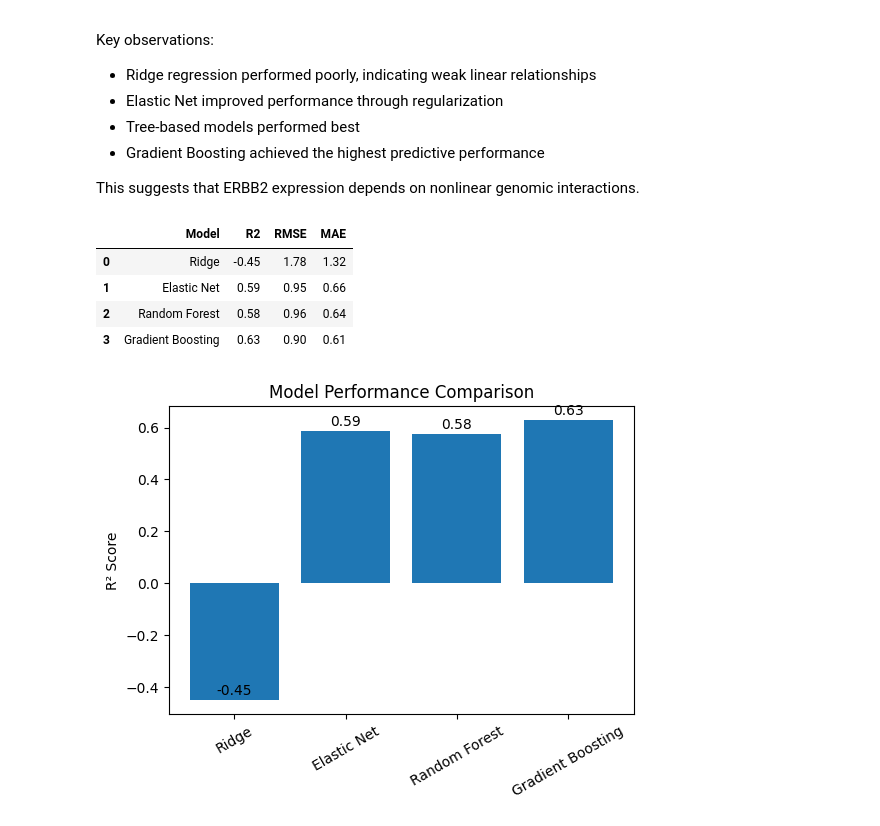
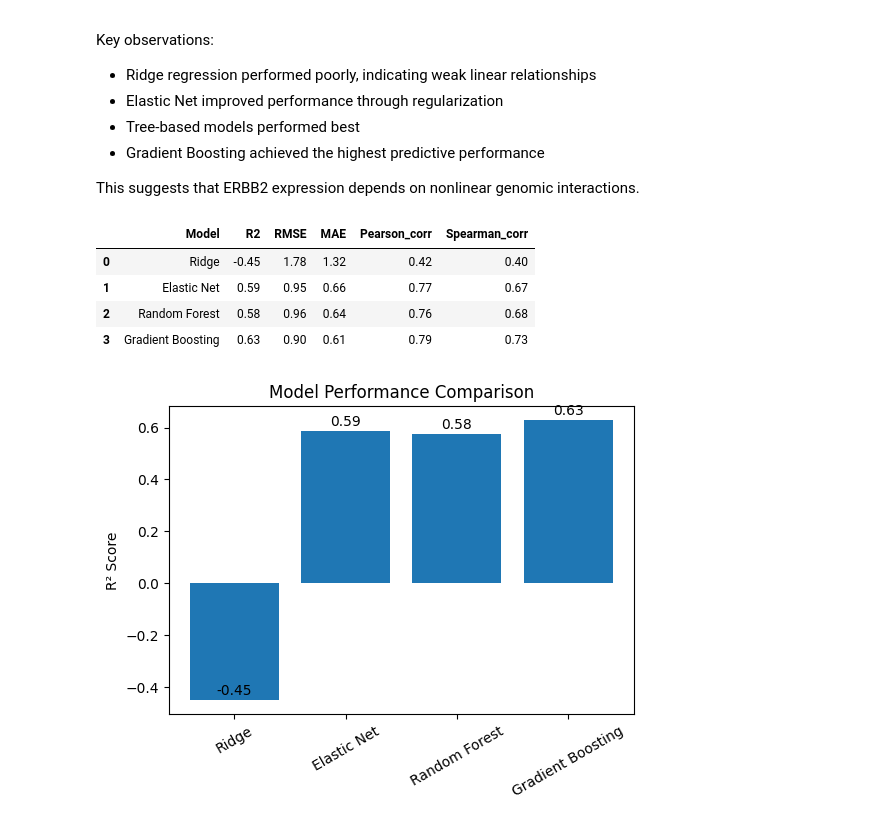
Before and after one commit to egcalles7/DATA-780-Final-Project-Repo, a Jupyter notebook: Data780_Final_Project.ipynb, the cells around one changed output. Saved outputs shown, nothing was run; the diff lists cells and outputs as text; code cells hidden in the pictures.

Commit message:
Added Elastic Net CV results and evaluation metrics

```diff
--- a/Data780_Final_Project.ipynb
+++ b/Data780_Final_Project.ipynb
@@ -220,6 +220,7 @@ from sklearn.linear_model import Ridge
 from sklearn.preprocessing import StandardScaler
 from sklearn.pipeline import Pipeline
 from sklearn.metrics import r2_score, mean_squared_error, mean_absolute_error
+from scipy.stats import pearsonr, spearmanr
 import numpy as np
 
 ridge_model = Pipeline([
@@ -234,10 +235,15 @@ ridge_rmse = np.sqrt(mean_squared_error(y_test, y_pred_ridge))
 ridge_mae = mean_absolute_error(y_test, y_pred_ridge)
 ridge_r2 = r2_score(y_test, y_pred_ridge)
 
+pearson_corr, _ = pearsonr(y_test, y_pred_ridge)
+spearman_corr, _= spearmanr(y_test, y_pred_ridge)
+
 print("Ridge alpha:", ridge_model.named_steps["ridge"].alpha)
 print("Ridge RMSE:", ridge_rmse)
 print("Ridge MAE:", ridge_mae)
 print("Ridge R2:", ridge_r2)
+print("Ridge Pearson Correlation:", pearson_corr)
+print("Ridge Spearman Correlation", spearman_corr)
 # %% [output]
 Ridge alpha: 1.0
 Ridge RMSE: 1.7766633218974648
@@ -267,9 +275,14 @@ elastic_rmse = np.sqrt(mean_squared_error(y_test, y_pred_elastic))
 elastic_mae = mean_absolute_error(y_test, y_pred_elastic)
 elastic_r2 = r2_score(y_test, y_pred_elastic)
 
+pearson_corr_enet, _ = pearsonr(y_test, y_pred_elastic)
+spearman_corr_enet, _= spearmanr(y_test, y_pred_elastic)
+
 print("Elastic Net RMSE:", elastic_rmse)
 print("Elastic Net MAE:", elastic_mae)
 print("Elastic Net R2:", elastic_r2)
+print("Elastic Net Pearson Correlation:", pearson_corr_enet)
+print("Elastic Net Spearman Correlation", spearman_corr_enet)
 # %% [output]
 Elastic Net RMSE: 0.9492062637307428
 Elastic Net MAE: 0.6597653009158664
@@ -290,9 +305,14 @@ rf_rmse = np.sqrt(mean_squared_error(y_test, y_pred_rf))
 rf_mae = mean_absolute_error(y_test, y_pred_rf)
 rf_r2 = r2_score(y_test, y_pred_rf)
 
+pearson_corr_rf, _ = pearsonr(y_test, y_pred_rf)
+spearman_corr_rf, _= spearmanr(y_test, y_pred_rf)
+
 print("Random Forest n_estimators:", rf_model.n_estimators)
 print("Random Forest RMSE:", rf_rmse)
 print("Random Forest MAE:", rf_mae)
 print("Random Forest R2:", rf_r2)
+print("Random Forest Pearson Correlation:", pearson_corr_rf)
+print("Random Forest Spearman Correlation", spearman_corr_rf)
 # %% [output]
 Random Forest n_estimators: 100
@@ -315,6 +337,8 @@ y_pred_gb = gb_model.predict(X_test)
 gb_rmse = np.sqrt(mean_squared_error(y_test, y_pred_gb))
 gb_mae = mean_absolute_error(y_test, y_pred_gb)
 gb_r2 = r2_score(y_test, y_pred_gb)
+pearson_corr_gb, _ = pearsonr(y_test, y_pred_gb)
+spearman_corr_gb, _= spearmanr(y_test, y_pred_gb)
 
 print("Gradient Boosting n_estimators:", gb_model.n_estimators)
 print("Gradient Boosting learning_rate:", gb_model.learning_rate)
@@ -322,6 +346,8 @@ print("Gradient Boosting max_depth:", gb_model.max_depth)
 print("Gradient Boosting RMSE:", gb_rmse)
 print("Gradient Boosting MAE:", gb_mae)
 print("Gradient Boosting R2:", gb_r2)
+print("Gradient Boosting Pearson Correlation:", pearson_corr_gb)
+print("Gradient Spearman Correlation:", spearman_corr_gb)
 # %% [output]
 Gradient Boosting n_estimators: 300
 Gradient Boosting learning_rate: 0.05
@@ -345,20 +373,22 @@ This suggests that ERBB2 expression depends on nonlinear genomic interactions.
 # %%
 results = pd.DataFrame({
     "Model": ["Ridge", "Elastic Net", "Random Forest", "Gradient Boosting"],
     "R2": [ridge_r2, elastic_r2, rf_r2, gb_r2],
     "RMSE": [ridge_rmse, elastic_rmse, rf_rmse, gb_rmse],
-    "MAE": [ridge_mae, elastic_mae, rf_mae, gb_mae]
+    "MAE": [ridge_mae, elastic_mae, rf_mae, gb_mae],
+    "Pearson_corr": [pearson_corr,pearson_corr_enet, pearson_corr_rf, pearson_corr_gb],
+    "Spearman_corr":[spearman_corr, spearman_corr_enet, spearman_corr_rf, spearman_corr_gb]
 })
 
 from IPython.display import display
 
 display(results.round(2))
 # %% [output]
-|  | Model | R2 | RMSE | MAE |
-| 0 | Ridge | -0.45 | 1.78 | 1.32 |
-| 1 | Elastic Net | 0.59 | 0.95 | 0.66 |
-| 2 | Random Forest | 0.58 | 0.96 | 0.64 |
-| 3 | Gradient Boosting | 0.63 | 0.90 | 0.61 |
+|  | Model | R2 | RMSE | MAE | Pearson_corr | Spearman_corr |
+| 0 | Ridge | -0.45 | 1.78 | 1.32 | 0.42 | 0.40 |
+| 1 | Elastic Net | 0.59 | 0.95 | 0.66 | 0.77 | 0.67 |
+| 2 | Random Forest | 0.58 | 0.96 | 0.64 | 0.76 | 0.68 |
+| 3 | Gradient Boosting | 0.63 | 0.90 | 0.61 | 0.79 | 0.73 |
 # %%
 import matplotlib.pyplot as plt
 
```
Also changed, not shown: parts of 8 cells of this notebook.
